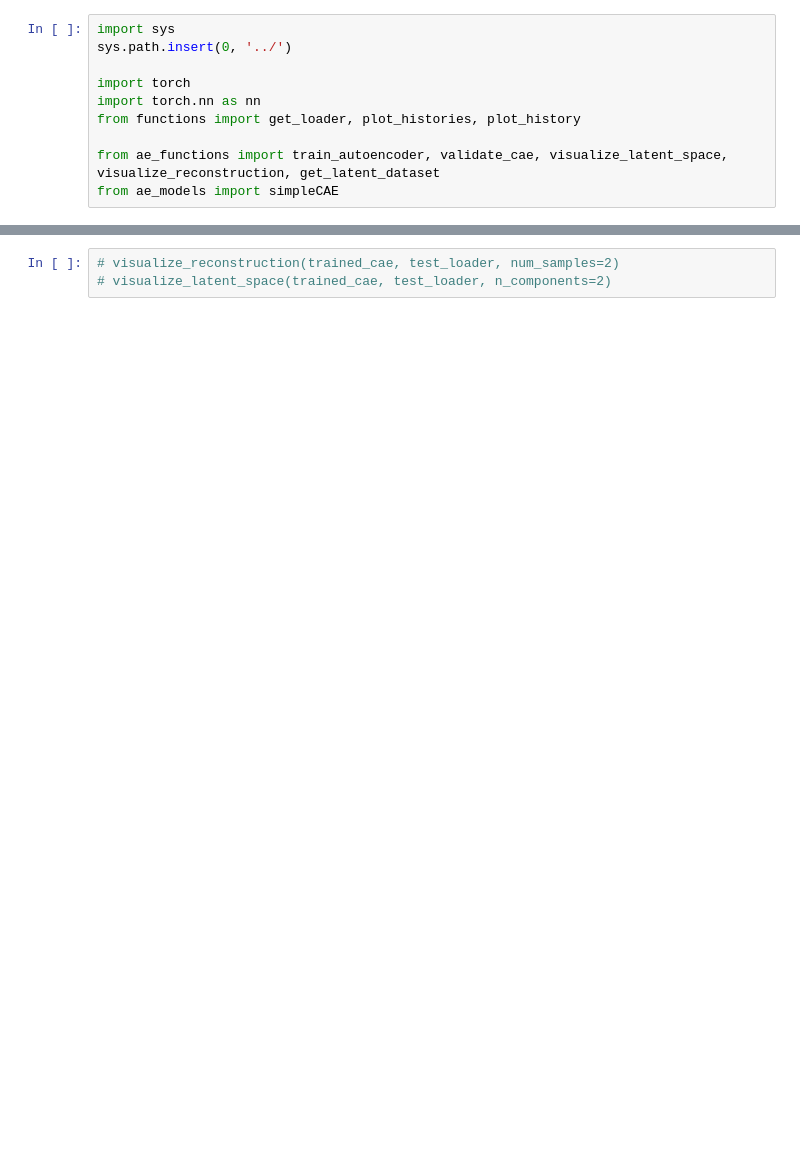
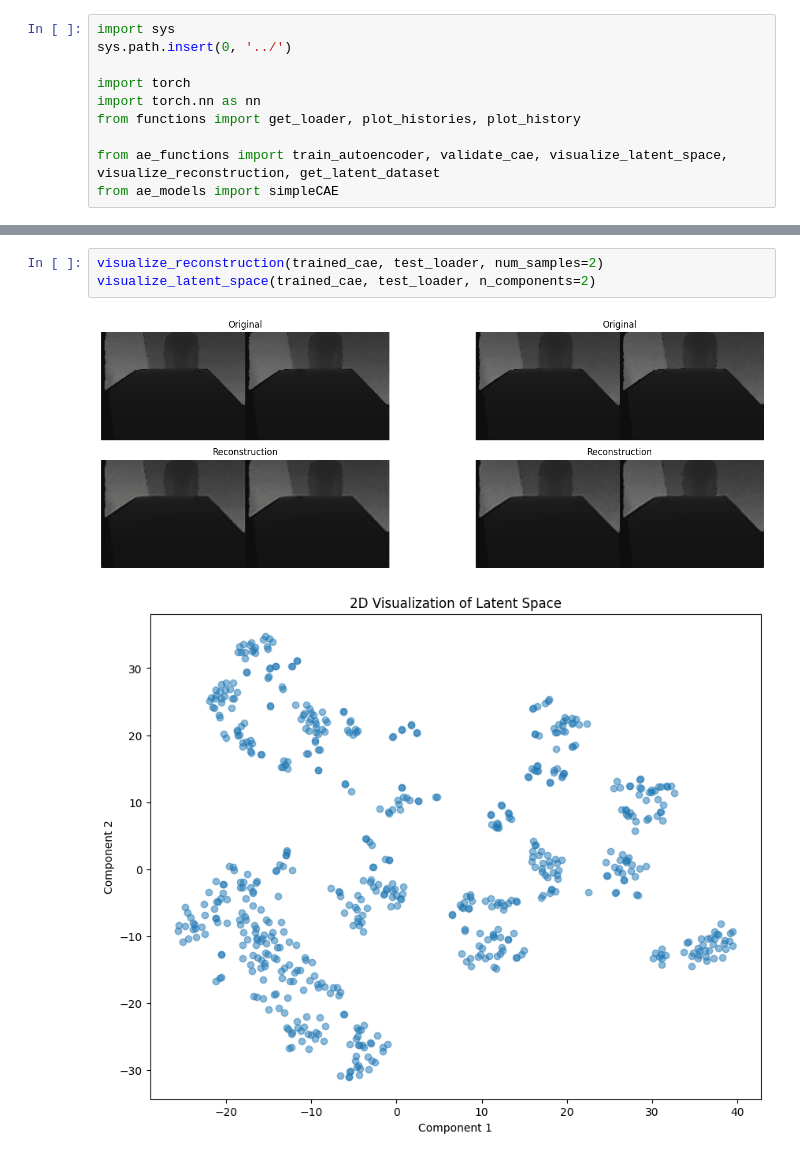
Before and after one commit to franklinrw/deep-multimodal-learning, a Jupyter notebook: models/notebooks/simpleCAE.ipynb, the cells around one changed output, grey strips where cells are left out. Saved outputs shown, nothing was run; the diff lists cells and outputs as text; blank space fills up the shorter version.

```diff
--- a/models/notebooks/simpleCAE.ipynb
+++ b/models/notebooks/simpleCAE.ipynb
@@ -84,3 +85,6 @@ Average SSIM: 0.9528130093680192
 # %%
-# visualize_reconstruction(trained_cae, test_loader, num_samples=2)
-# visualize_latent_space(trained_cae, test_loader, n_components=2)
+visualize_reconstruction(trained_cae, test_loader, num_samples=2)
+visualize_latent_space(trained_cae, test_loader, n_components=2)
+# %% [output]
+[figure, added]
+[figure, added]
```
Also changed, not shown: parts of 5 cells of this notebook.
